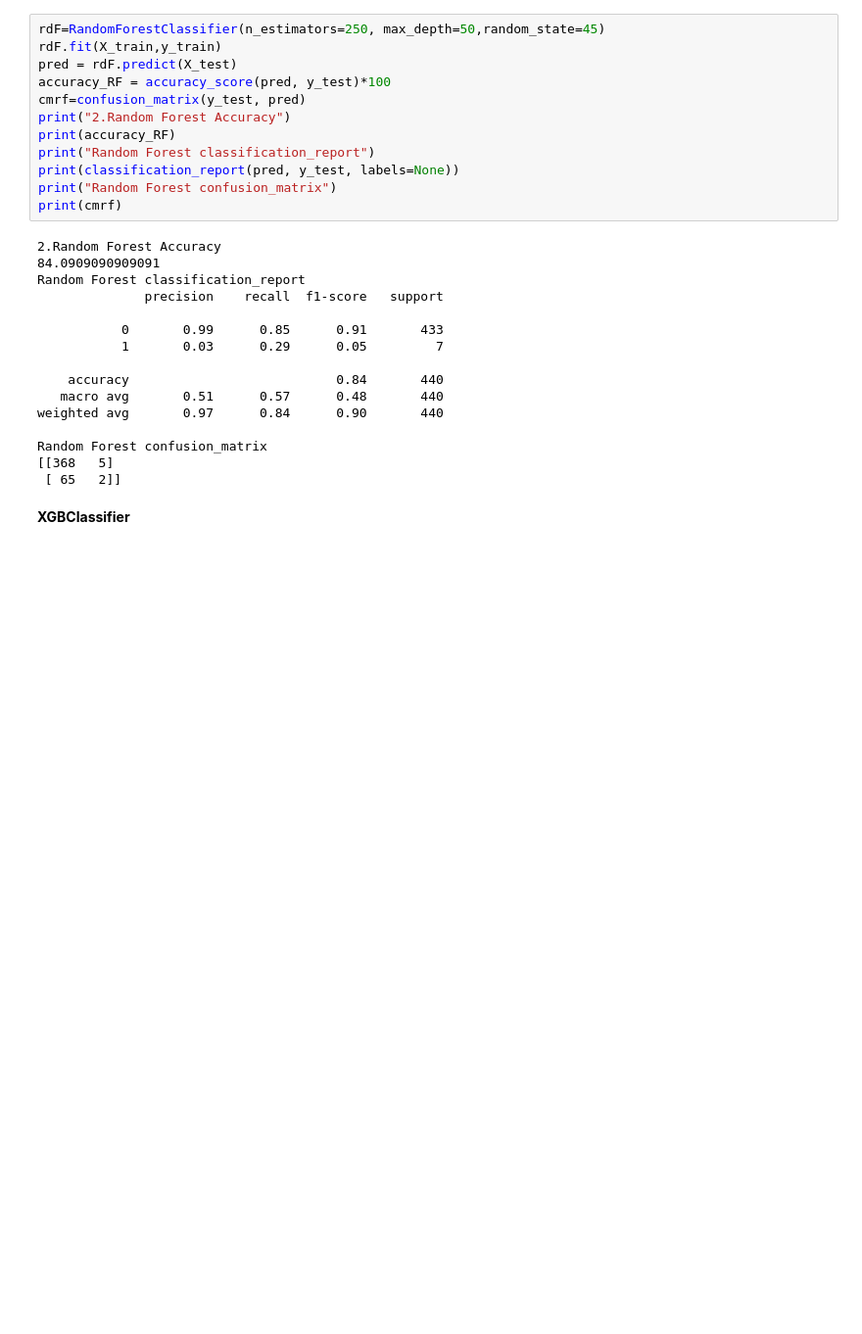
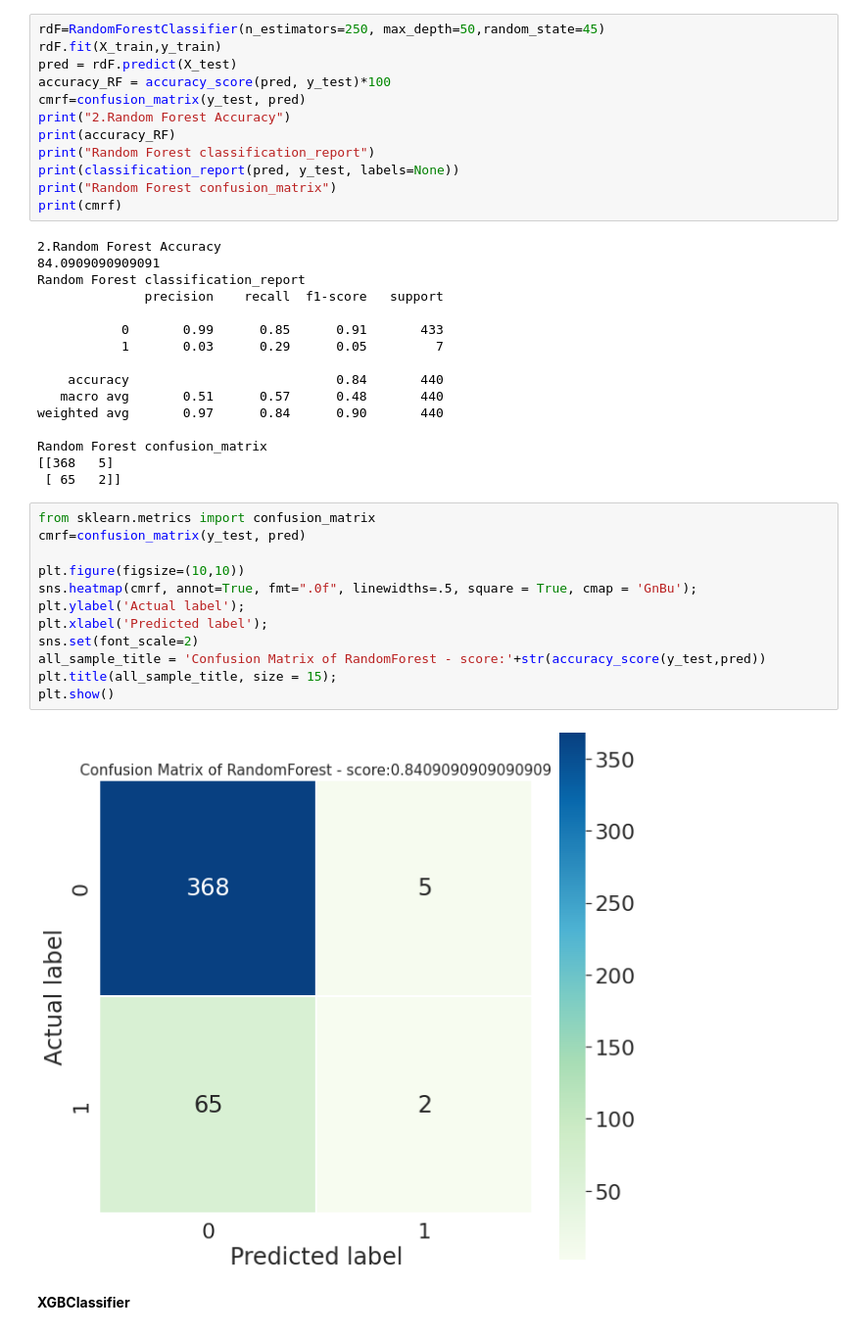
Before and after one commit to Chetan3794/Heart-Disease-Prediction-Classification, a Jupyter notebook: heart_disease.ipynb, the cells around one changed output. Shown at 98% size. Drawn from its saved outputs; the diff is of its cells as text; blank space fills up the shorter version.

```diff
--- a/heart_disease.ipynb
+++ b/heart_disease.ipynb
@@ -475,6 +527,20 @@ weighted avg       0.97      0.84      0.90       440
 Random Forest confusion_matrix
 [[368   5]
  [ 65   2]]
+# %%
+from sklearn.metrics import confusion_matrix
+cmrf=confusion_matrix(y_test, pred)
+
+plt.figure(figsize=(10,10))
+sns.heatmap(cmrf, annot=True, fmt=".0f", linewidths=.5, square = True, cmap = 'GnBu');
+plt.ylabel('Actual label');
+plt.xlabel('Predicted label');
+sns.set(font_scale=2)
+all_sample_title = 'Confusion Matrix of RandomForest - score:'+str(accuracy_score(y_test,pred))
+plt.title(all_sample_title, size = 15);
+plt.show()
+# %% [output]
+[figure, added]
 # %% [markdown]
 <b> XGBClassifier
 # %%
```
Also changed, not shown: parts of 22 cells of this notebook.
